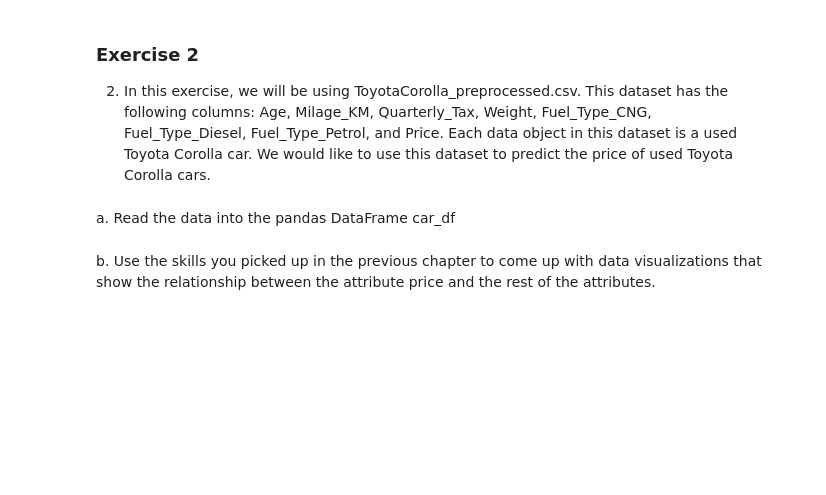
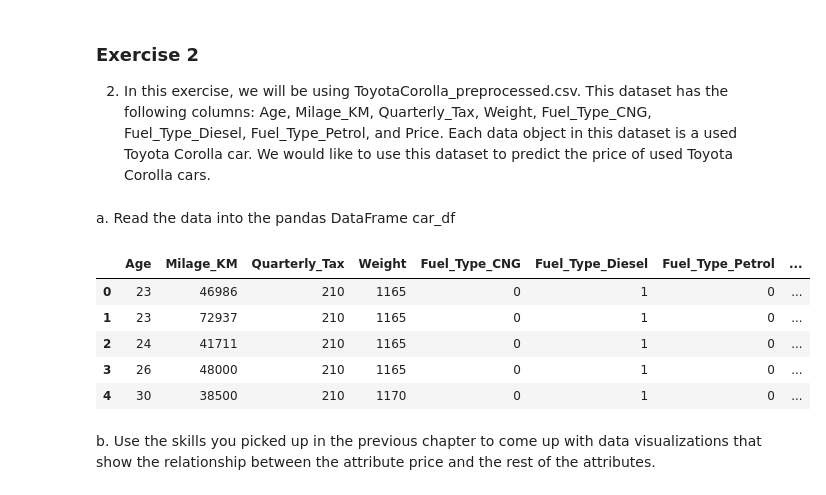
Before and after one commit to ColeDM-2020/Hands-On-Data-INST-447, a Jupyter notebook: Lab 4/wks04_analysis.ipynb, the cells around one changed output. Saved outputs shown, nothing was run; the diff lists cells and outputs as text; code cells hidden in the pictures; blank space fills up the shorter version.

```diff
--- a/Lab 4/wks04_analysis.ipynb
+++ b/Lab 4/wks04_analysis.ipynb
@@ -13,5 +19,15 @@ Chapter 06 covers predictive modeling using forecasting, linear regression, and
 2. In this exercise, we will be using ToyotaCorolla_preprocessed.csv. This dataset has the following columns: Age, Milage_KM, Quarterly_Tax, Weight, 	Fuel_Type_CNG, Fuel_Type_Diesel, Fuel_Type_Petrol, and Price. Each data object in this dataset is a used Toyota Corolla car. We would like to use this dataset to predict the price of used Toyota Corolla cars.
 # %% [markdown]
 a. Read the data into the pandas DataFrame car_df
+# %%
+car_df = pd.read_csv('ToyotaCorolla_preprocessed.csv')
+car_df.head()
+# %% [output]
+|  | Age | Milage_KM | Quarterly_Tax | Weight | Fuel_Type_CNG | Fuel_Type_Diesel | Fuel_Type_Petrol | ... |
+| 0 | 23 | 46986 | 210 | 1165 | 0 | 1 | 0 | ... |
+| 1 | 23 | 72937 | 210 | 1165 | 0 | 1 | 0 | ... |
+| 2 | 24 | 41711 | 210 | 1165 | 0 | 1 | 0 | ... |
+| 3 | 26 | 48000 | 210 | 1165 | 0 | 1 | 0 | ... |
+| 4 | 30 | 38500 | 210 | 1170 | 0 | 1 | 0 | ... |
 # %% [markdown]
 b. Use the skills you picked up in the previous chapter to come up with data visualizations that show the relationship between the attribute price and the rest of the attributes.
```
Also changed, not shown: parts of 3 cells of this notebook, 1 other file.
